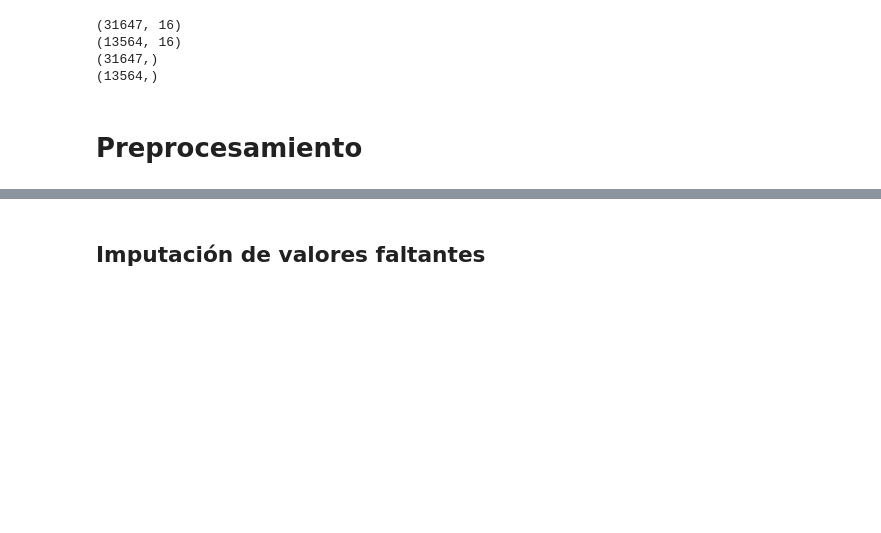
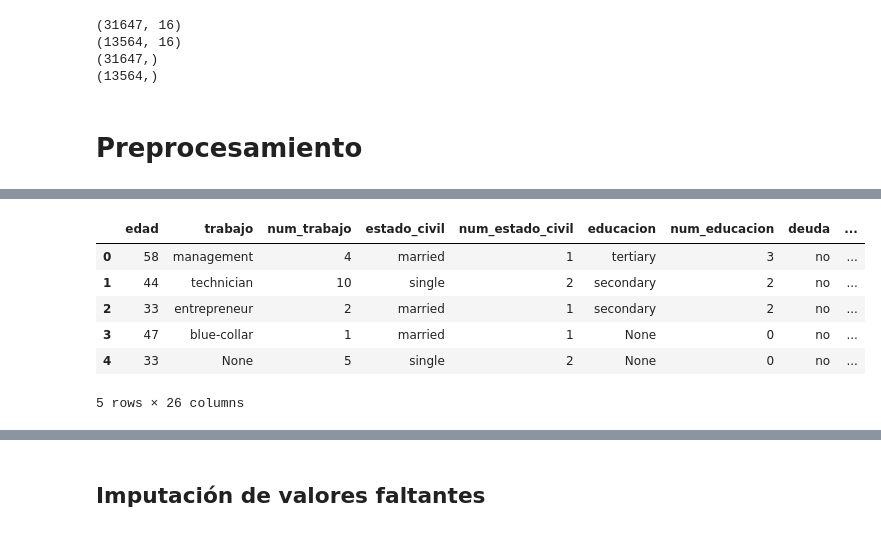
Before and after one commit to Marcelooyola/UDAMod5, a Jupyter notebook: trabajo_final.ipynb, the cells around one changed output, grey strips where cells are left out. Saved outputs shown, nothing was run; the diff lists cells and outputs as text; code cells hidden in the pictures; blank space fills up the shorter version.

```diff
--- a/trabajo_final.ipynb
+++ b/trabajo_final.ipynb
@@ -527,0 +689,35 @@ print(y_test.shape)
+# %%
+analisis.replace({"nan": None}, inplace=True)
+# %%
+convertir = LabelEncoder()
+# %%
+analisis.trabajo = analisis.trabajo.apply(str)
+analisis.estado_civil = analisis.estado_civil.apply(str)
+analisis.educacion = analisis.educacion.apply(str)
+analisis.deuda = analisis.deuda.apply(str)
+analisis.propietario_inmueble = analisis.propietario_inmueble.apply(str)
+analisis.prestamo_actual = analisis.prestamo_actual.apply(str)
+analisis.ultima_comunicacion = analisis.ultima_comunicacion.apply(str)
+analisis.mes = analisis.mes.apply(str)
+analisis.resultado_anterior = analisis.resultado_anterior.apply(str)
+analisis.deposito = analisis.deposito.apply(str)
+# %%
+analisis.insert(2,column="num_trabajo",value=convertir.fit_transform(analisis.trabajo))
+analisis.insert(4,column="num_estado_civil",value=convertir.fit_transform(analisis.estado_civil))
+analisis.insert(6,column="num_educacion",value=convertir.fit_transform(analisis.educacion))
+analisis.insert(8,column="num_deuda",value=convertir.fit_transform(analisis.deuda))
+analisis.insert(11,column="num_propietario_inm",value=convertir.fit_transform(analisis.propietario_inmueble))
+analisis.insert(13,column="num_prestamo_act",value=convertir.fit_transform(analisis.prestamo_actual))
+analisis.insert(15,column="num_ultimo_contacto",value=convertir.fit_transform(analisis.ultima_comunicacion))
+analisis.insert(23,column="num_resultado_ant",value=convertir.fit_transform(analisis.resultado_anterior))
+analisis.insert(25,column="num_deposito",value=convertir.fit_transform(analisis.deposito))
+# %%
+analisis.head()
+# %% [output]
+|  | edad | trabajo | num_trabajo | estado_civil | num_estado_civil | educacion | num_educacion | deuda | ... |
+| 0 | 58 | management | 4 | married | 1 | tertiary | 3 | no | ... |
+| 1 | 44 | technician | 10 | single | 2 | secondary | 2 | no | ... |
+| 2 | 33 | entrepreneur | 2 | married | 1 | secondary | 2 | no | ... |
+| 3 | 47 | blue-collar | 1 | married | 1 | None | 0 | no | ... |
+| 4 | 33 | None | 5 | single | 2 | None | 0 | no | ... |
+5 rows × 26 columns
```
Also changed, not shown: parts of 29 cells of this notebook.
